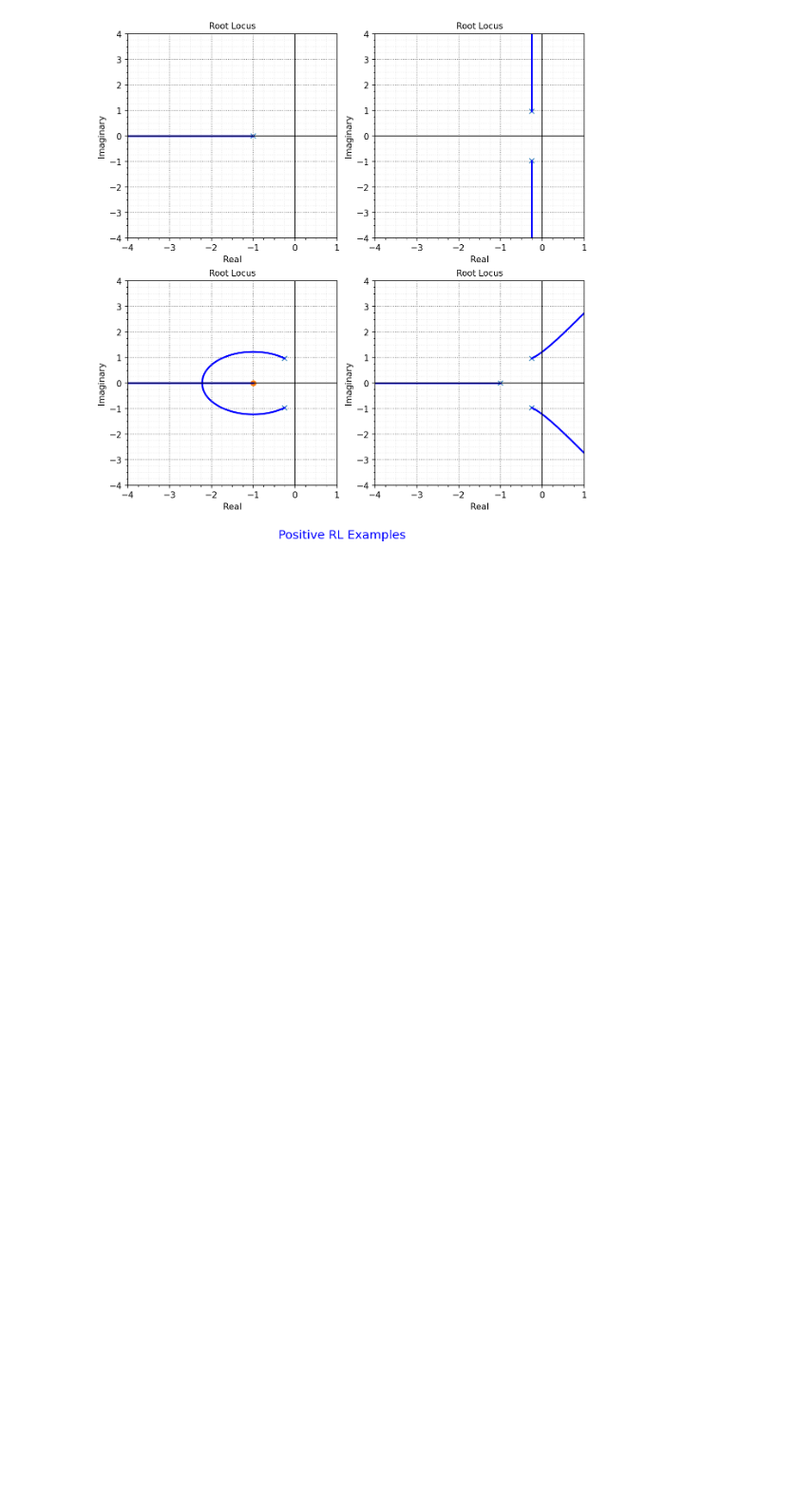
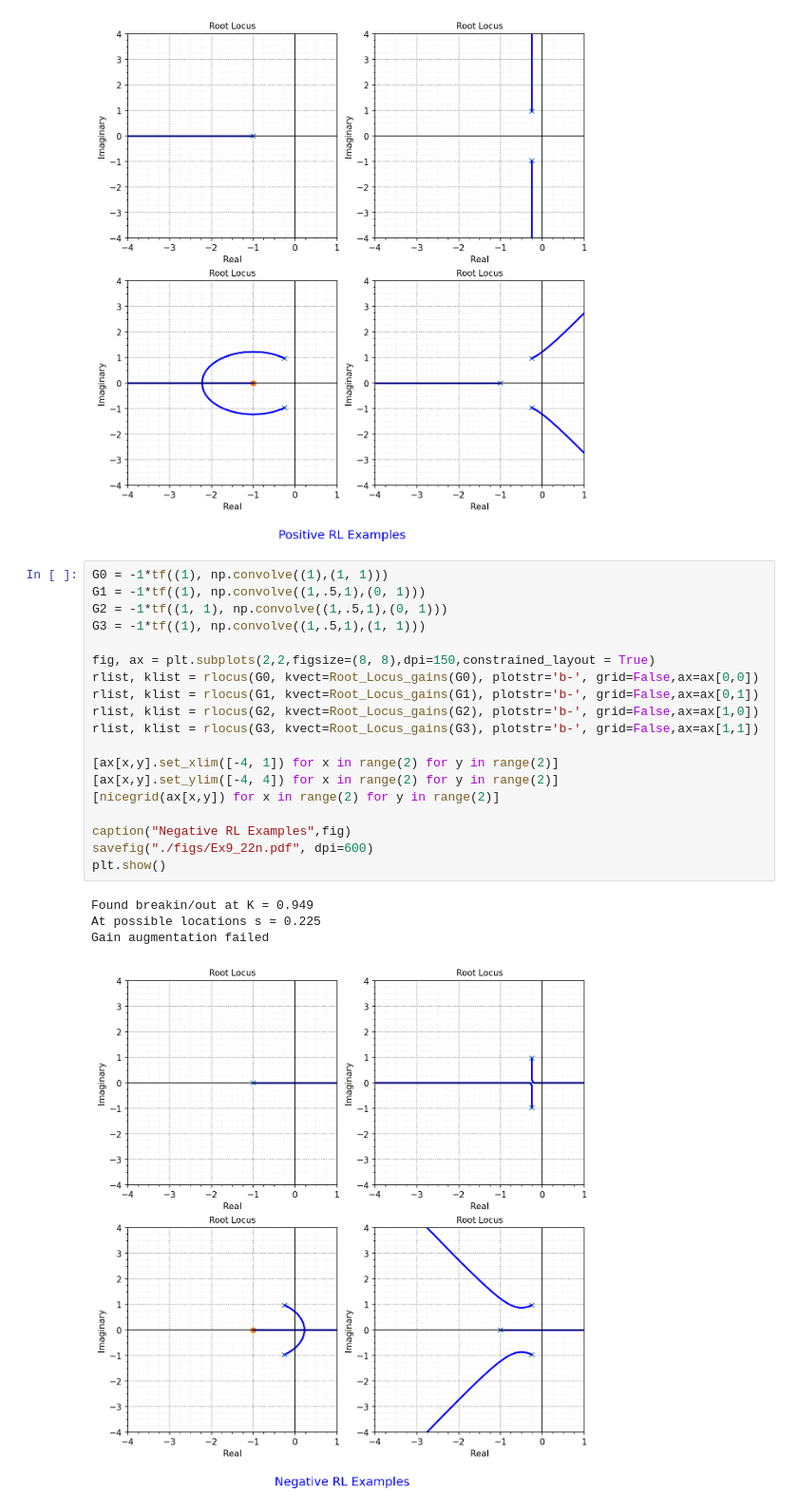
Before and after one commit to mit-acl/16_06_Class, a Jupyter notebook: 16_06_T7_RL.ipynb, the cells around one changed output. Shown at 95% size. Saved outputs shown, nothing was run; the diff lists cells and outputs as text; blank space fills up the shorter version.

```diff
--- a/16_06_T7_RL.ipynb
+++ b/16_06_T7_RL.ipynb
@@ -329,3 +335,27 @@ Found breakin/out at K = 3.949
 At possible locations s = -2.225
 Gain augmentation failed
 [figure]
+# %%
+G0 = -1*tf((1), np.convolve((1),(1, 1)))
+G1 = -1*tf((1), np.convolve((1,.5,1),(0, 1)))
+G2 = -1*tf((1, 1), np.convolve((1,.5,1),(0, 1)))
+G3 = -1*tf((1), np.convolve((1,.5,1),(1, 1)))
+
+fig, ax = plt.subplots(2,2,figsize=(8, 8),dpi=150,constrained_layout = True)
+rlist, klist = rlocus(G0, kvect=Root_Locus_gains(G0), plotstr='b-', grid=False,ax=ax[0,0])
+rlist, klist = rlocus(G1, kvect=Root_Locus_gains(G1), plotstr='b-', grid=False,ax=ax[0,1])
+rlist, klist = rlocus(G2, kvect=Root_Locus_gains(G2), plotstr='b-', grid=False,ax=ax[1,0])
+rlist, klist = rlocus(G3, kvect=Root_Locus_gains(G3), plotstr='b-', grid=False,ax=ax[1,1])
+
+[ax[x,y].set_xlim([-4, 1]) for x in range(2) for y in range(2)]
+[ax[x,y].set_ylim([-4, 4]) for x in range(2) for y in range(2)]
+[nicegrid(ax[x,y]) for x in range(2) for y in range(2)]
+
+caption("Negative RL Examples",fig)
+savefig("./figs/Ex9_22n.pdf", dpi=600)
+plt.show()
+# %% [output]
+Found breakin/out at K = 0.949
+At possible locations s = 0.225
+Gain augmentation failed
+[figure, added]
```
Also changed, not shown: parts of 1 cell of this notebook, 1 other file.
